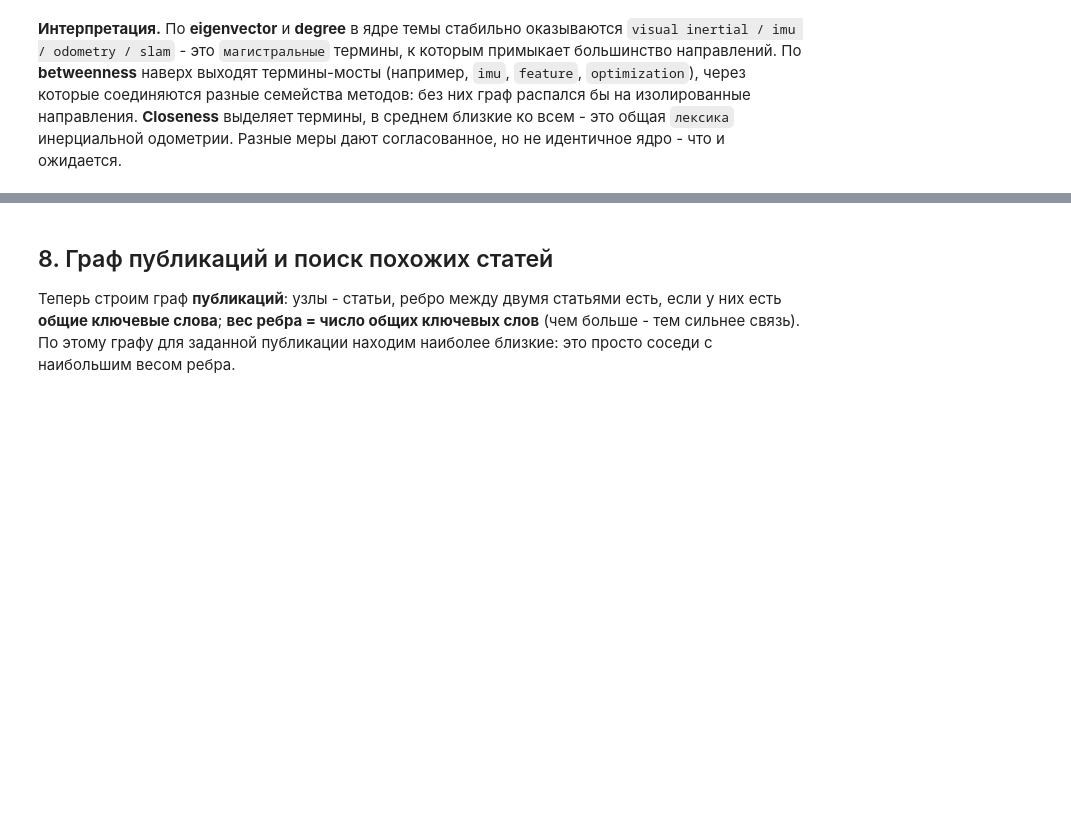
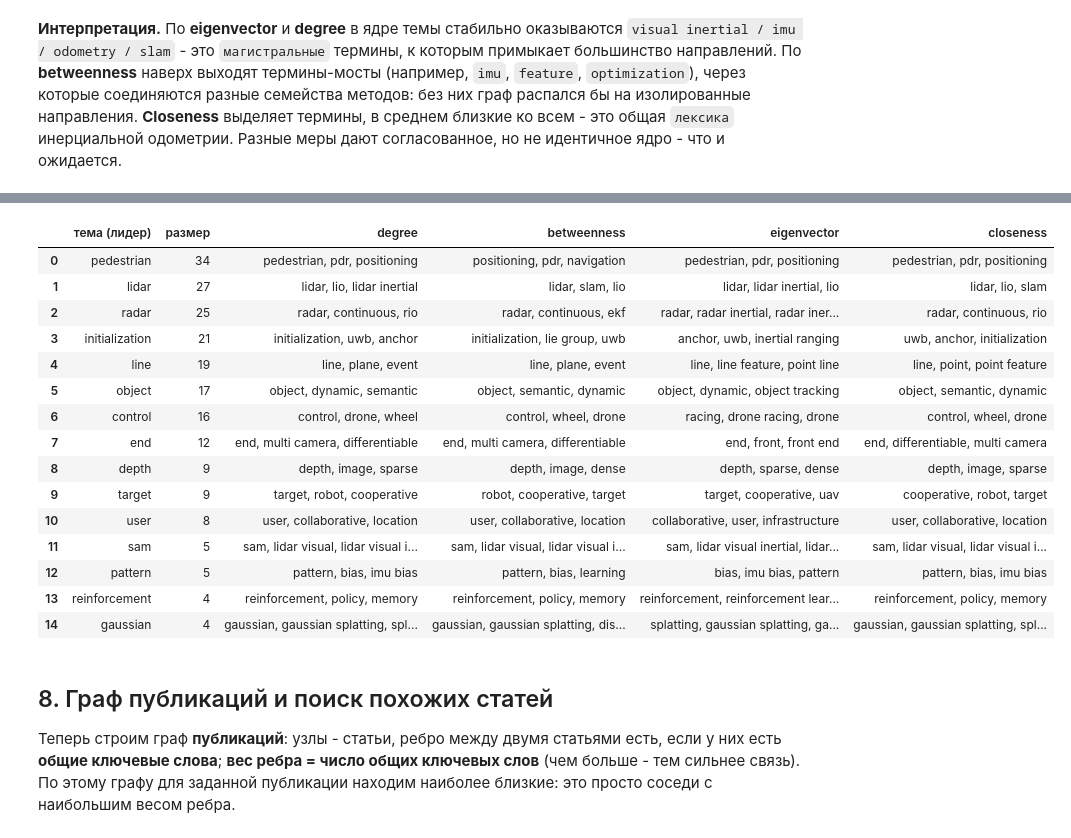
Before and after one commit to AgA101/DAIR, a Jupyter notebook: lab_1/lab1_imu_velocity.ipynb, the cells around one changed output, grey strips where cells are left out. Saved outputs shown, nothing was run; the diff lists cells and outputs as text; code cells hidden in the pictures; blank space fills up the shorter version.

Commit message:
feat: local centrality

```diff
--- a/lab_1/lab1_imu_velocity.ipynb
+++ b/lab_1/lab1_imu_velocity.ipynb
@@ -437,3 +441,43 @@ top_table
+# %%
+def _t3(d):
+    return ", ".join(w for w, _ in sorted(d.items(), key=lambda x: x[1], reverse=True)[:3])
+
+rows = []
+for cid, sz in collections.Counter(partition.values()).most_common():
+    if sz < 4:
+        continue
+    nodes = [n for n in partition if partition[n] == cid]
+    sub = KG.subgraph(nodes)                 # подграф одного кластера
+    d_ = nx.degree_centrality(sub)
+    b_ = nx.betweenness_centrality(sub, weight="weight")
+    try:
+        e_ = nx.eigenvector_centrality_numpy(sub, weight="weight")
+    except Exception:
+        e_ = d_
+    c_ = nx.closeness_centrality(sub)
+    rows.append({"тема (лидер)": _t3(d_).split(",")[0], "размер": sz,
+                 "degree": _t3(d_), "betweenness": _t3(b_),
+                 "eigenvector": _t3(e_), "closeness": _t3(c_)})
+
+per_cluster_cent = pd.DataFrame(rows)
+per_cluster_cent
+# %% [output]
+|  | тема (лидер) | размер | degree | betweenness | eigenvector | closeness |
+| 0 | pedestrian | 34 | pedestrian, pdr, positioning | positioning, pdr, navigation | pedestrian, pdr, positioning | pedestrian, pdr, positioning |
+| 1 | lidar | 27 | lidar, lio, lidar inertial | lidar, slam, lio | lidar, lidar inertial, lio | lidar, lio, slam |
+| 2 | radar | 25 | radar, continuous, rio | radar, continuous, ekf | radar, radar inertial, radar iner... | radar, continuous, rio |
+| 3 | initialization | 21 | initialization, uwb, anchor | initialization, lie group, uwb | anchor, uwb, inertial ranging | uwb, anchor, initialization |
+| 4 | line | 19 | line, plane, event | line, plane, event | line, line feature, point line | line, point, point feature |
+| 5 | object | 17 | object, dynamic, semantic | object, semantic, dynamic | object, dynamic, object tracking | object, semantic, dynamic |
+| 6 | control | 16 | control, drone, wheel | control, wheel, drone | racing, drone racing, drone | control, wheel, drone |
+| 7 | end | 12 | end, multi camera, differentiable | end, multi camera, differentiable | end, front, front end | end, differentiable, multi camera |
+| 8 | depth | 9 | depth, image, sparse | depth, image, dense | depth, sparse, dense | depth, image, sparse |
+| 9 | target | 9 | target, robot, cooperative | robot, cooperative, target | target, cooperative, uav | cooperative, robot, target |
+| 10 | user | 8 | user, collaborative, location | user, collaborative, location | collaborative, user, infrastructure | user, collaborative, location |
+| 11 | sam | 5 | sam, lidar visual, lidar visual i... | sam, lidar visual, lidar visual i... | sam, lidar visual inertial, lidar... | sam, lidar visual, lidar visual i... |
+| 12 | pattern | 5 | pattern, bias, imu bias | pattern, bias, learning | bias, imu bias, pattern | pattern, bias, imu bias |
+| 13 | reinforcement | 4 | reinforcement, policy, memory | reinforcement, policy, memory | reinforcement, reinforcement lear... | reinforcement, policy, memory |
+| 14 | gaussian | 4 | gaussian, gaussian splatting, spl... | gaussian, gaussian splatting, dis... | splatting, gaussian splatting, ga... | gaussian, gaussian splatting, spl... |
 # %% [markdown]
 ## 8. Граф публикаций и поиск похожих статей
 
```
Also changed, not shown: parts of 6 cells of this notebook.
